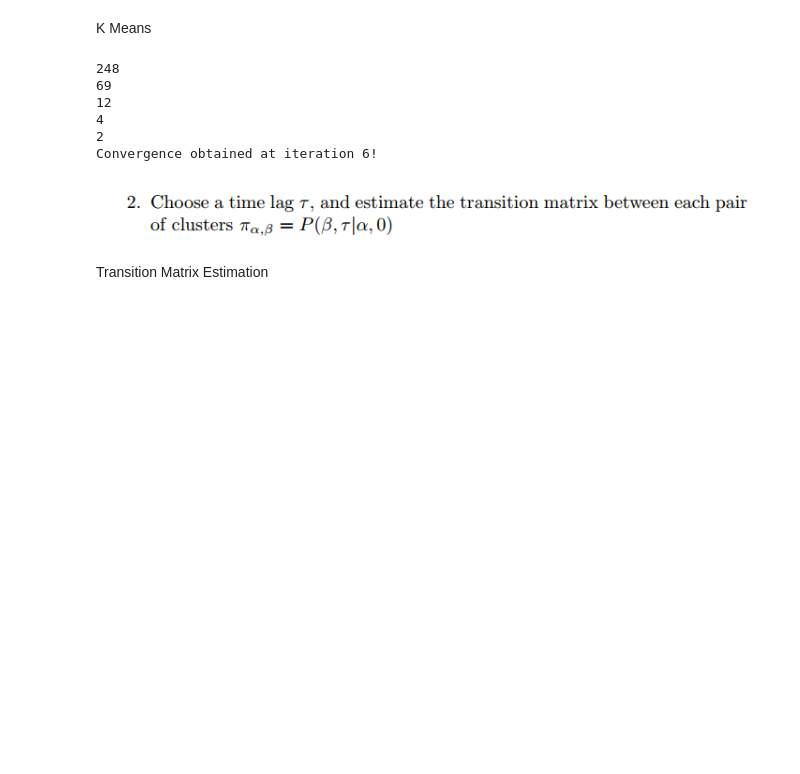
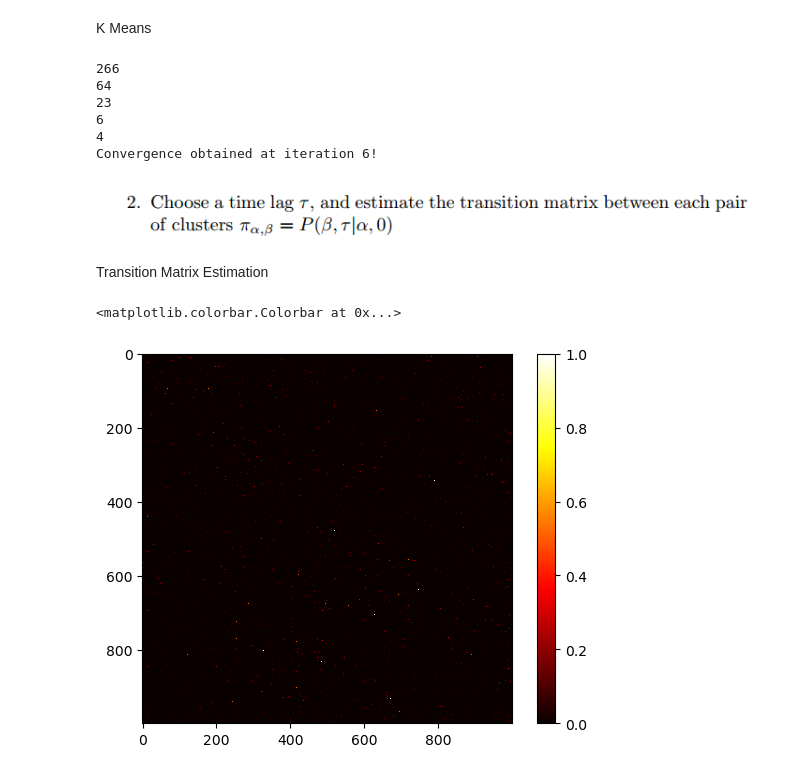
Before and after one commit to giusSacco/StatMech, a Jupyter notebook: UL/Ex2/markov_state_model.ipynb, the cells around one changed output. Drawn from its saved outputs; the diff is of its cells as text; code cells hidden in the pictures; blank space fills up the shorter version.

Commit message:
Estimated transition matrix and its spectrum

```diff
--- a/UL/Ex2/markov_state_model.ipynb
+++ b/UL/Ex2/markov_state_model.ipynb
@@ -47,15 +47,45 @@ def k_means(data, k, max_iter=10):
 
     return centroids, clusters
 # %%
-centroids, clusters = k_means(data, k=1000, max_iter=10)
+k = 1000
+max_iter = 10
+centroids, clusters = k_means(data, k, max_iter)
 # %% [output]
-248
-69
-12
+266
+64
+23
+6
 4
-2
 Convergence obtained at iteration 6!
 # %% [markdown]
 ![image.png](attachment:image.png)
 
 Transition Matrix Estimation
+# %%
+# Create an array which represents the cluster the system is in at time t
+traj = np.full(shape=data.shape[0], fill_value=None)  # Initialised as array of None (see assertation below)
+for i,cluster in enumerate(clusters):
+    for t in cluster:
+        traj[t] = i
+
+assert None not in traj   # Every t is assigned to a cluster
+# %%
+tau = 10
+
+# Initialize transition matrix
+K = np.zeros(shape=(k,k))
+for i in range(len(traj[:-tau])):
+    K[traj[i], traj[i+tau]] += 1
+# Normalize such that sum along every row equals to one
+sum_along_rows = np.sum(K, axis=1)
+K/=sum_along_rows[:,None]
+
+assert np.allclose(np.sum(K, axis=1), np.ones(shape=k)) # Assert that every row sums to one (within numeric error)
+assert np.all(K>=0) # Assert that all elements are positive
+# %%
+# plot trasition matrix colormap
+plt.imshow(K, cmap='hot', interpolation='nearest')
+plt.colorbar()
+# %% [output]
+<matplotlib.colorbar.Colorbar at 0x...>
+[figure, added]
```
Also changed, not shown: parts of 2 cells of this notebook.
